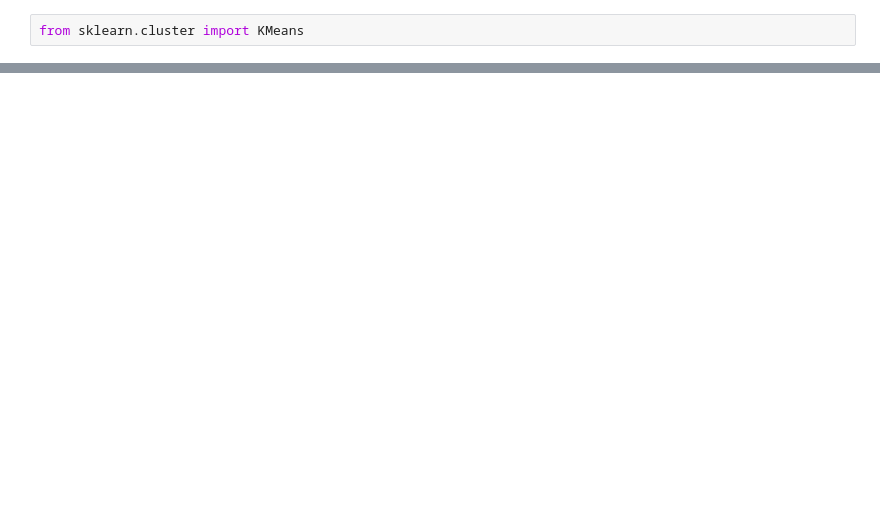
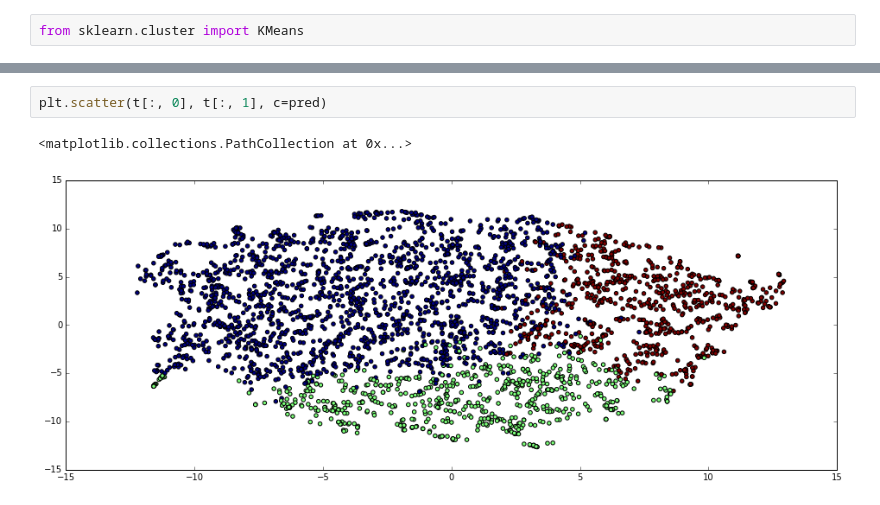
Before and after one commit to inspirehep/invenio-trends, a Jupyter notebook: research/Pipeline.ipynb, the cells around one changed output, grey strips where cells are left out. Saved outputs shown, nothing was run; the diff lists cells and outputs as text; blank space fills up the shorter version.

```diff
--- a/research/Pipeline.ipynb
+++ b/research/Pipeline.ipynb
@@ -182,0 +209,5 @@ len(norms)
+# %%
+plt.scatter(t[:, 0], t[:, 1], c=pred)
+# %% [output]
+<matplotlib.collections.PathCollection at 0x...>
+[figure, added]
```
Also changed, not shown: parts of 20 cells of this notebook, 1 other file.
